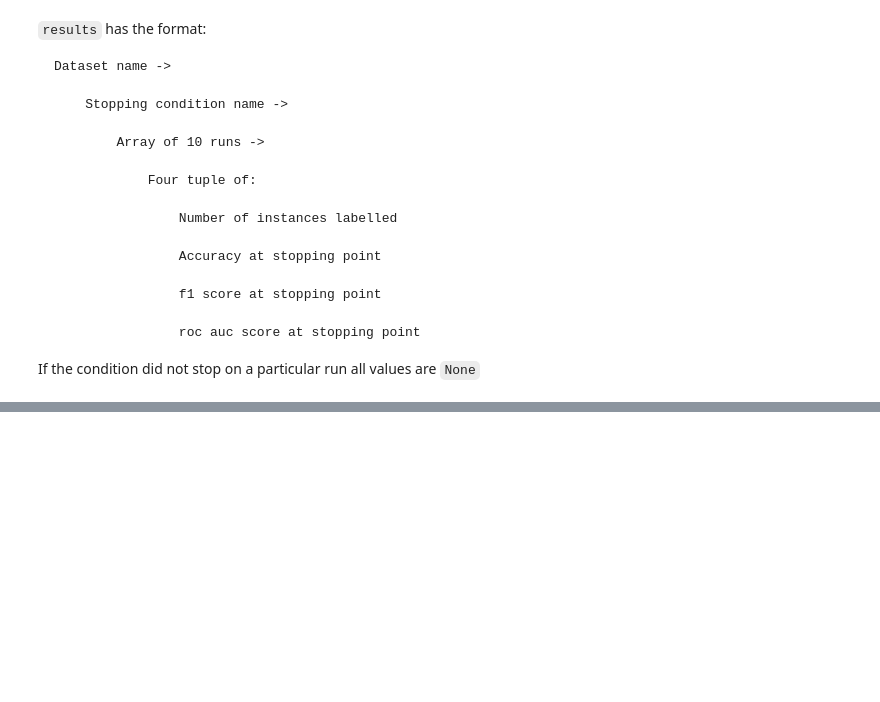
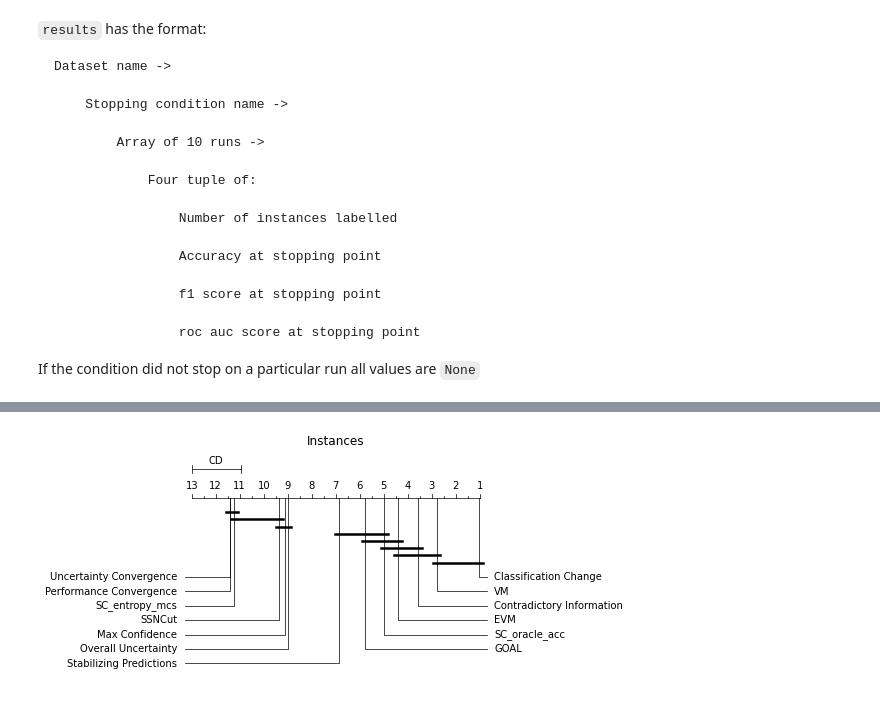
Before and after one commit to zacps/al-stopping-conditions, a Jupyter notebook: pareto_plots_svm.ipynb, the cells around one changed output, grey strips where cells are left out. Cells and saved outputs as stored; diff of their text form; code cells hidden in the pictures; blank space fills up the shorter version.

```diff
--- a/pareto_plots_svm.ipynb
+++ b/pareto_plots_svm.ipynb
@@ -80,0 +156,4 @@ plot_paraeto_hull(results_filter)
+# %%
+rank_stop_conds(results_filter, "instances");
+# %% [output]
+[figure, added]
```
Also changed, not shown: parts of 24 cells of this notebook, 31 other files.
